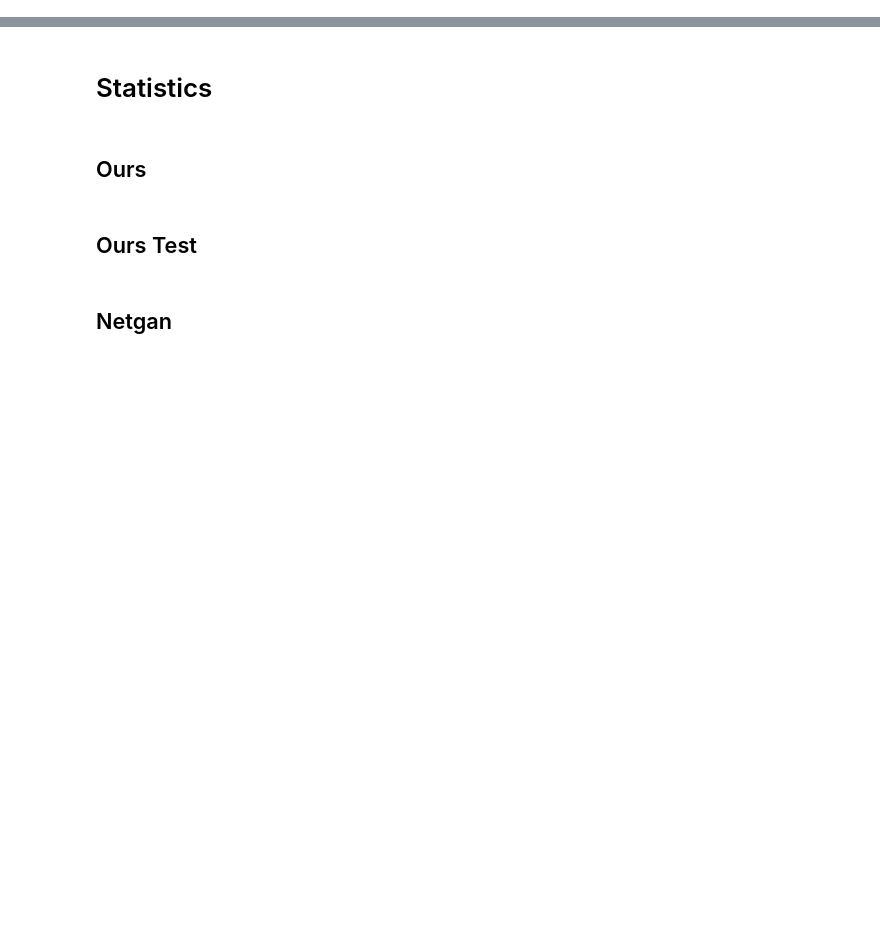
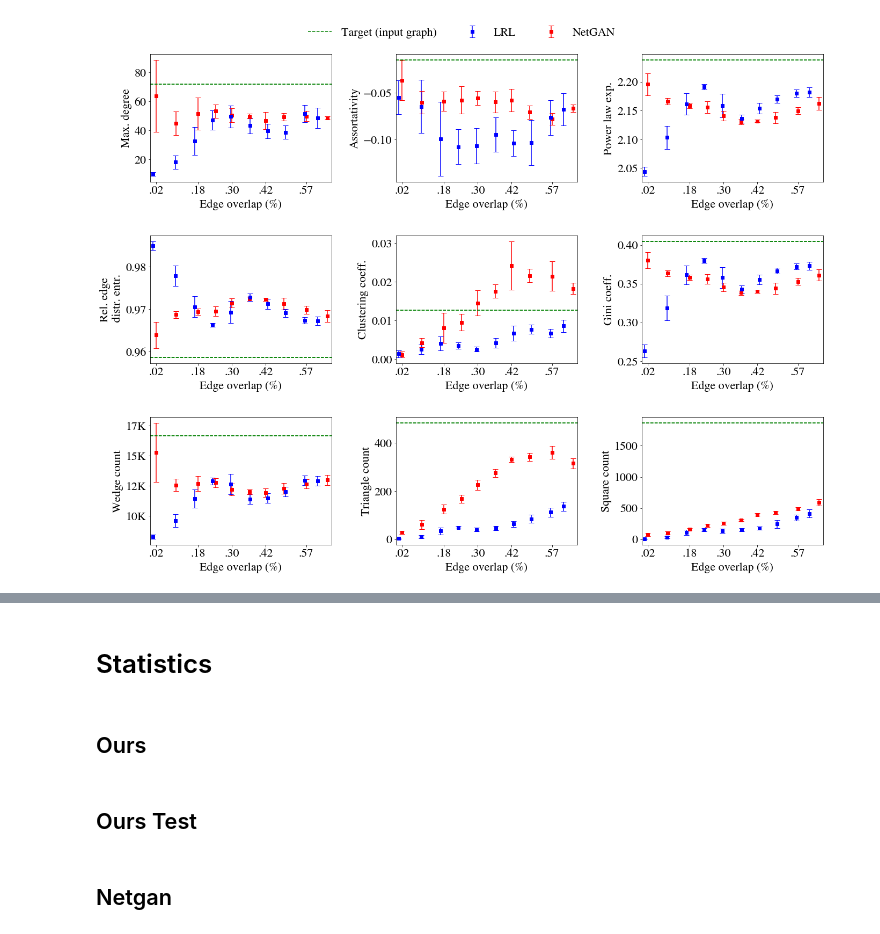
Before and after one commit to hheidrich/Net, a Jupyter notebook: exp/Statistics.ipynb, the cells around one changed output, grey strips where cells are left out. Saved outputs shown, nothing was run; the diff lists cells and outputs as text; code cells hidden in the pictures; blank space fills up the shorter version.

Commit message:
Updated errorbar plot

```diff
--- a/exp/Statistics.ipynb
+++ b/exp/Statistics.ipynb
@@ -13,0 +16,11 @@ from evaluation import (Evaluation, tabular_from_statistics, df_from_tabular, co
+# %%
+_A_obs = load_npz('../data/datasets/citeseer.npz')
+
+val_share = 0.1
+test_share = 0.05
+seed = 481516234
+
+train_ones, val_ones, val_zeros, test_ones, test_zeros = utils.train_val_test_split_adjacency(_A_obs, val_share, test_share, seed, undirected=True, connected=True, asserts=False)
+
+train_graph = sp.csr_matrix((np.ones(len(train_ones)),(train_ones[:,0], train_ones[:,1])))
+assert (train_graph.toarray() == train_graph.toarray().T).all()
@@ -13,0 +58,3 @@ from evaluation import (Evaluation, tabular_from_statistics, df_from_tabular, co
+# %%
+# utils.save_dict(models_statistics_binned, 'models_statistics_binned.p')
+models_statistics_binned = utils.load_dict('citeseer_statistics_binned.p')
@@ -13,0 +63,31 @@ from evaluation import (Evaluation, tabular_from_statistics, df_from_tabular, co
+# %%
+translation_dict = {'Clustering Coefficient':'Clustering coeff.',
+                    'Edge Distribution Entropy':'Rel. edge\n distr. entr.',
+                    'Max Degree':'Max. degree',
+                    'Power Law α':'Power law exp.',
+                    'Claw Count':'Claw count',
+                    'Gini':'Gini coeff.',
+                    'Spectral Gap':'Spectral gap',
+                    'Square Count':'Square count',
+                    'Triangle Count':'Triangle count',
+                    'Wedge Count':'Wedge count',
+                    'Edge Overlap (%)':'Edge overlap (%)',
+                    'ROC-AUC Score':'ROC-AUC score',
+                    'Average Precision':'Average precision'}
+# show_keys = ['Assortativity', 'Clustering Coefficient', 'Edge Distribution Entropy', 'Gini',
+#              'Max Degree', 'Power Law α', 'Spectral Gap', 'Triangle Count', 'Wedge Count',
+#              'ROC-AUC Score', 'Square Count', 'Time (s)']
+show_keys = ['Max Degree', 'Assortativity', 'Power Law α',
+             'Edge Distribution Entropy', 'Clustering Coefficient', 'Gini',
+             'Wedge Count', 'Triangle Count', 'Square Count']
+# %%
+errorbar_plot(models_statistics_binned=models_statistics_binned,
+              original_statistics=original_statistics,
+              grid_size=(3,3),
+              figsize=(20, 15),
+              show_keys=show_keys,
+              translation_dict=translation_dict,
+              max_patience=5,
+              save_path='../fig/citeseer_during_training.pdf')
+# %% [output]
+[figure, added]
```
Also changed, not shown: parts of 20 cells of this notebook, 2 other files.
